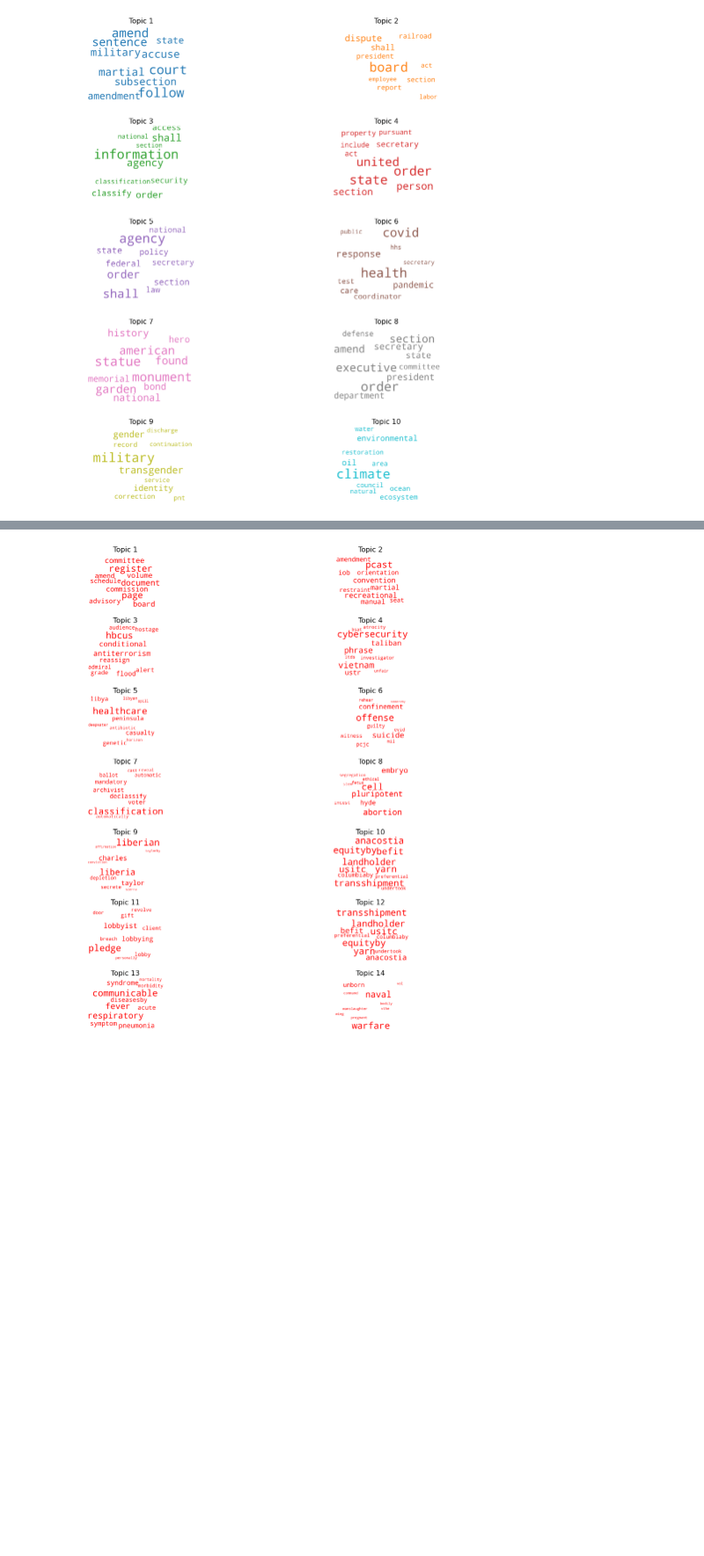
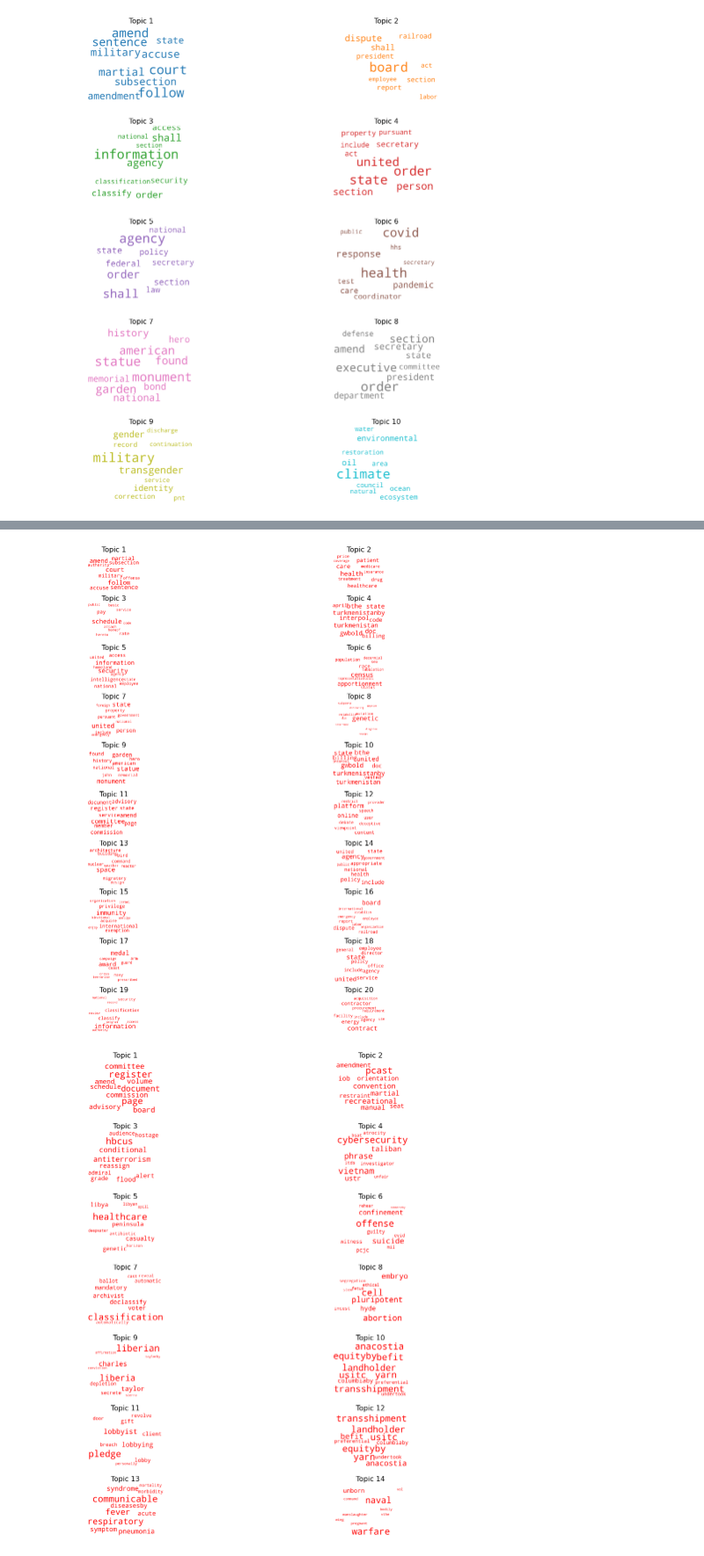
Before and after one commit to RobertoBarrosoLuque/Presidential-Rhetoric-NLP, a Jupyter notebook: exploratory_notebooks/final_proj_exploratory.ipynb, the cells around one changed output, grey strips where cells are left out. Shown at 88% size. Saved outputs shown, nothing was run; the diff lists cells and outputs as text; code cells hidden in the pictures; blank space fills up the shorter version.

```diff
--- a/exploratory_notebooks/final_proj_exploratory.ipynb
+++ b/exploratory_notebooks/final_proj_exploratory.ipynb
@@ -423,3 +445,5 @@ len(best_model.show_topics(formatted=False))
+# %%
+best_model_filtered = results_df_filtered.iloc[0, 0]
 # %%
 best_model.show_topics(num_topics=-1, formatted=False)
 # %% [output]
@@ -548,3 +555,7 @@ cols
+# %%
+generate_topic_wordcloud(lda_filtered_orders, ldamodel=best_model_filtered)
+# %% [output]
+[figure, added]
 # %%
 generate_topic_wordcloud(lda_filtered_orders, ldamodel=lda_orders_15)
 # %% [output]
```
Also changed, not shown: parts of 5 cells of this notebook.
